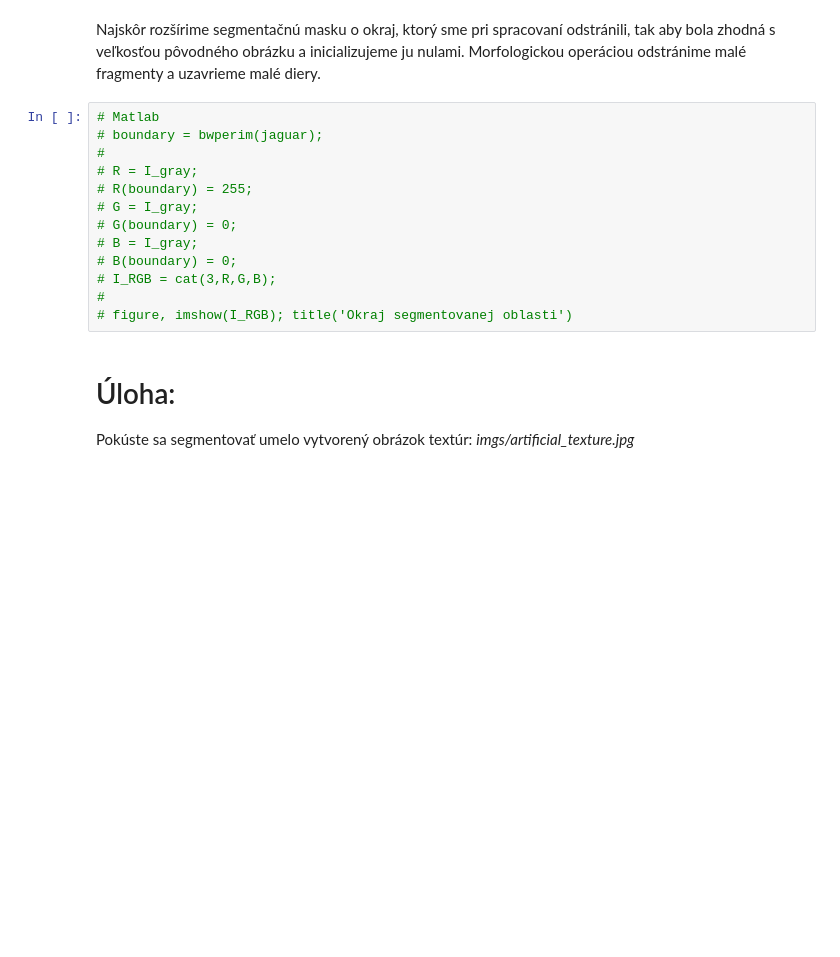
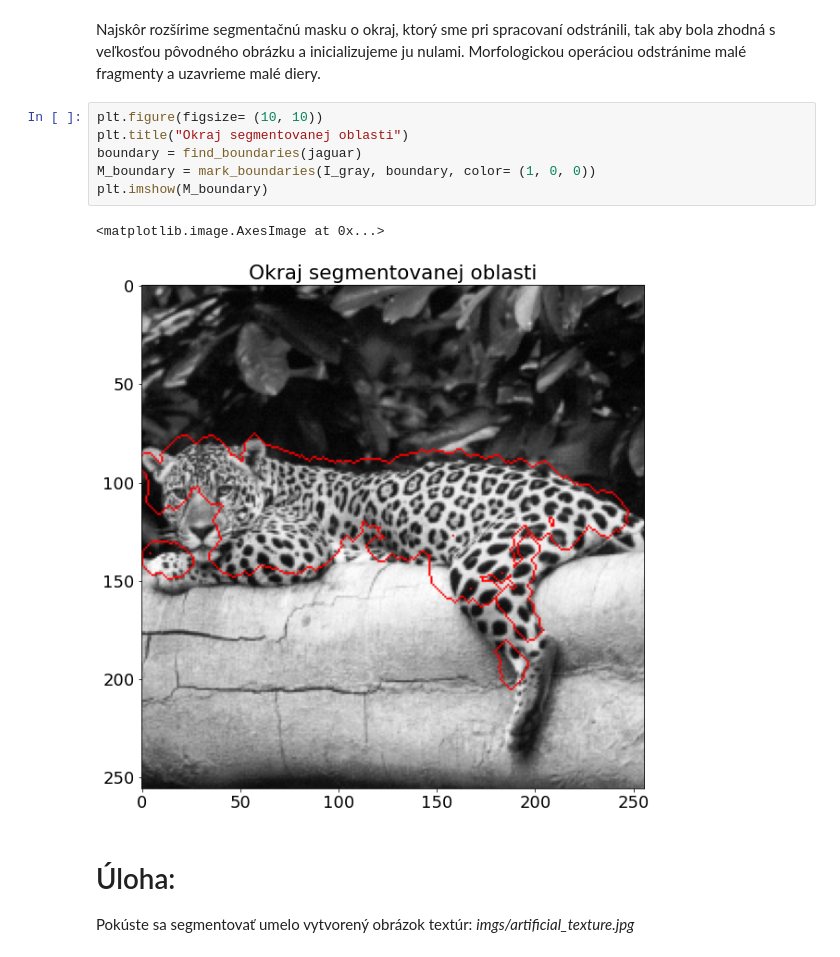
Before and after one commit to Miro001/computer-vision, a Jupyter notebook: 12. Textúry.ipynb, the cells around one changed output. Drawn from its saved outputs; the diff is of its cells as text; blank space fills up the shorter version.

```diff
--- a/12. Textúry.ipynb
+++ b/12. Textúry.ipynb
@@ -231,19 +232,15 @@ plt.imshow(finalMask)
 Najskôr rozšírime segmentačnú masku o okraj, ktorý sme pri spracovaní odstránili, tak aby
 bola zhodná s veľkosťou pôvodného obrázku a inicializujeme ju nulami. Morfologickou operáciou
 odstránime malé fragmenty a uzavrieme malé diery.
-# %%
-# Matlab
-# boundary = bwperim(jaguar);
-#
-# R = I_gray;
-# R(boundary) = 255;
-# G = I_gray;
-# G(boundary) = 0;
-# B = I_gray;
-# B(boundary) = 0;
-# I_RGB = cat(3,R,G,B);
-#
-# figure, imshow(I_RGB); title('Okraj segmentovanej oblasti')
+# %%
+plt.figure(figsize= (10, 10))
+plt.title("Okraj segmentovanej oblasti")
+boundary = find_boundaries(jaguar)
+M_boundary = mark_boundaries(I_gray, boundary, color= (1, 0, 0))
+plt.imshow(M_boundary)
+# %% [output]
+<matplotlib.image.AxesImage at 0x...>
+[figure, added]
 # %% [markdown]
 # Úloha:
  Pokúste sa segmentovať umelo vytvorený obrázok textúr: *imgs/artificial_texture.jpg*
```
Also changed, not shown: parts of 5 cells of this notebook.
